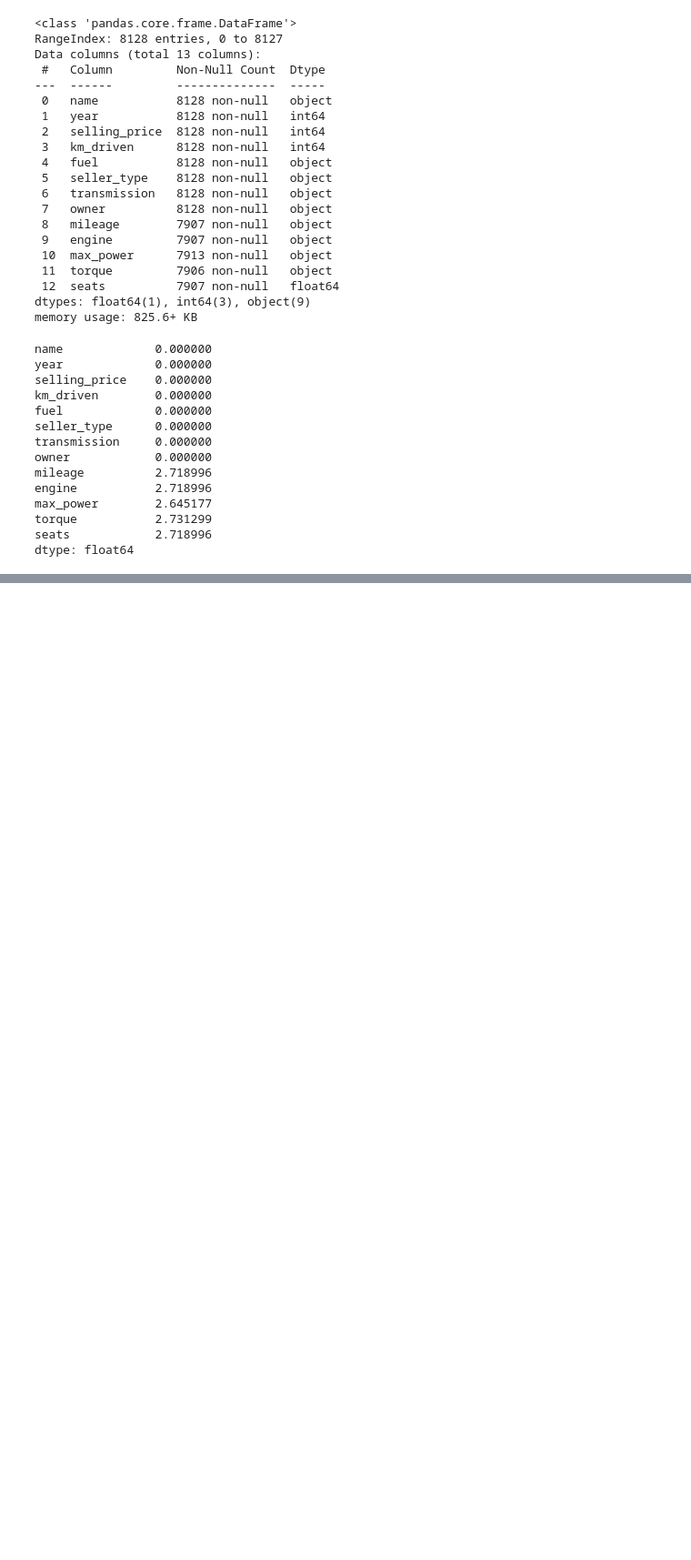
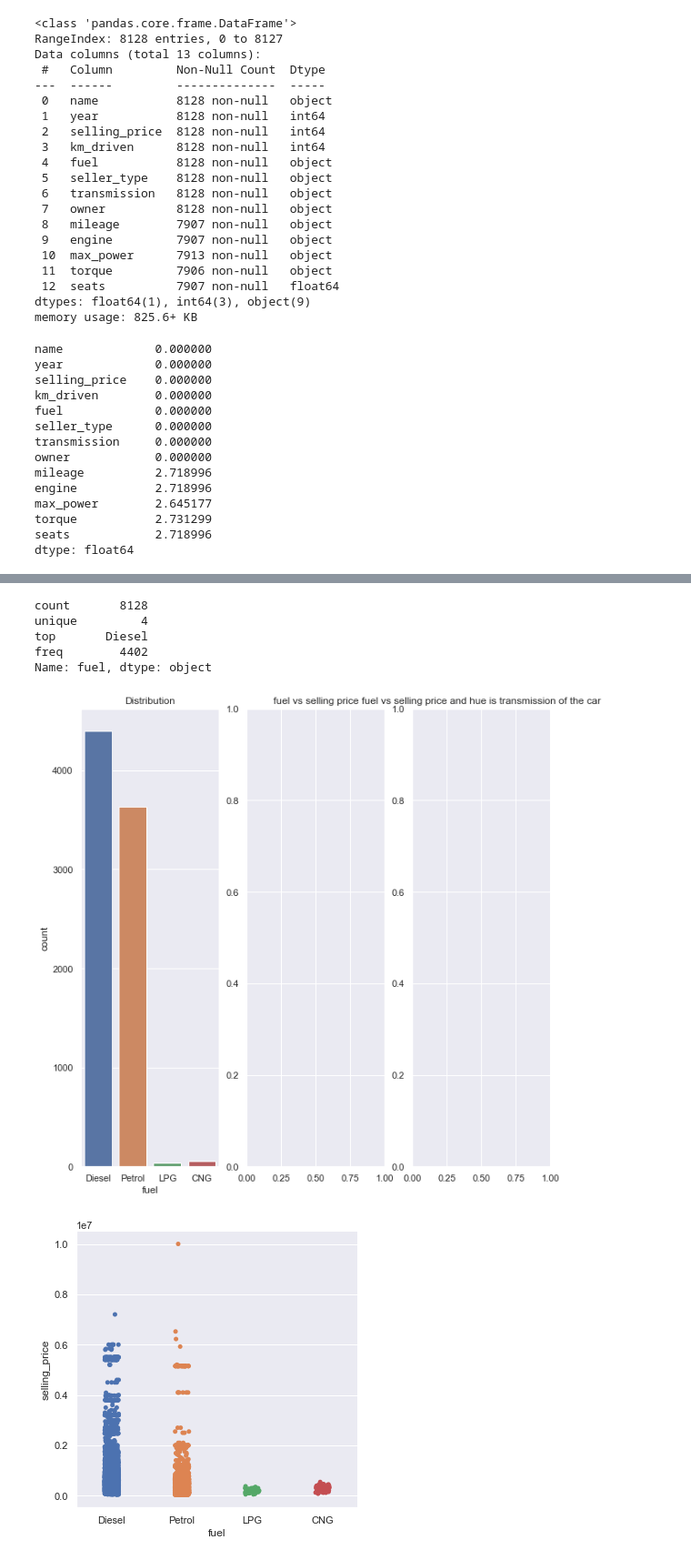
Before and after one commit to imanjunathn/Car_Price_Pred, a Jupyter notebook: CarPricePred.ipynb, the cells around one changed output, grey strips where cells are left out. Shown at 91% size. Saved outputs shown, nothing was run; the diff lists cells and outputs as text; code cells hidden in the pictures; blank space fills up the shorter version.

```diff
--- a/CarPricePred.ipynb
+++ b/CarPricePred.ipynb
@@ -69,0 +175,18 @@ dtype: float64
+# %%
+_,axes = plt.subplots(1,3,figsize=(10,10))
+sns.countplot(carData.fuel,ax=axes[0])
+axes[0].set_title('Distribution')
+sns.catplot(y='selling_price',data=carData,ax=axes[1],x='fuel')
+axes[1].set_title('fuel vs selling price')
+sns.catplot(y='selling_price',data=carData,ax=axes[2],x='fuel', hue='transmission')
+axes[2].set_title('fuel vs selling price and hue is transmission of the car')
+
+print(carData.fuel.describe())
+# %% [output]
+count       8128
+unique         4
+top       Diesel
+freq        4402
+Name: fuel, dtype: object
+[figure, added]
+[figure, added]
```
Also changed, not shown: parts of 22 cells of this notebook.
